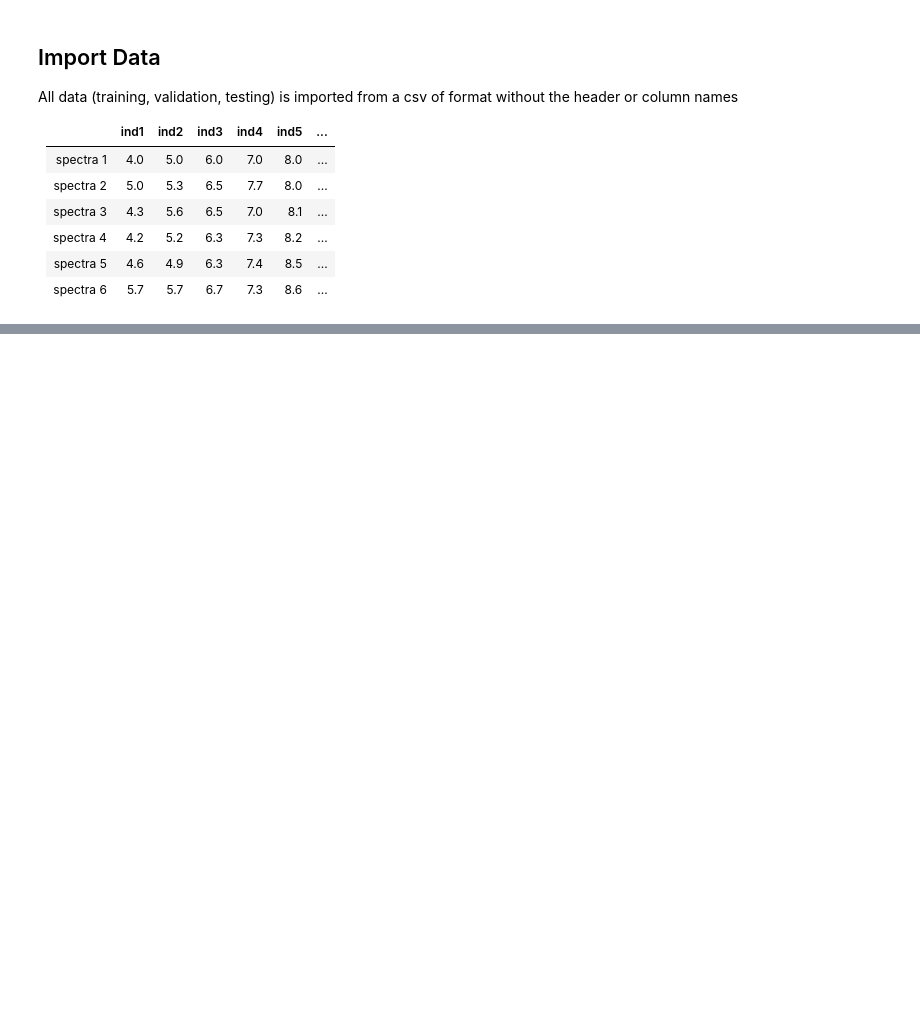
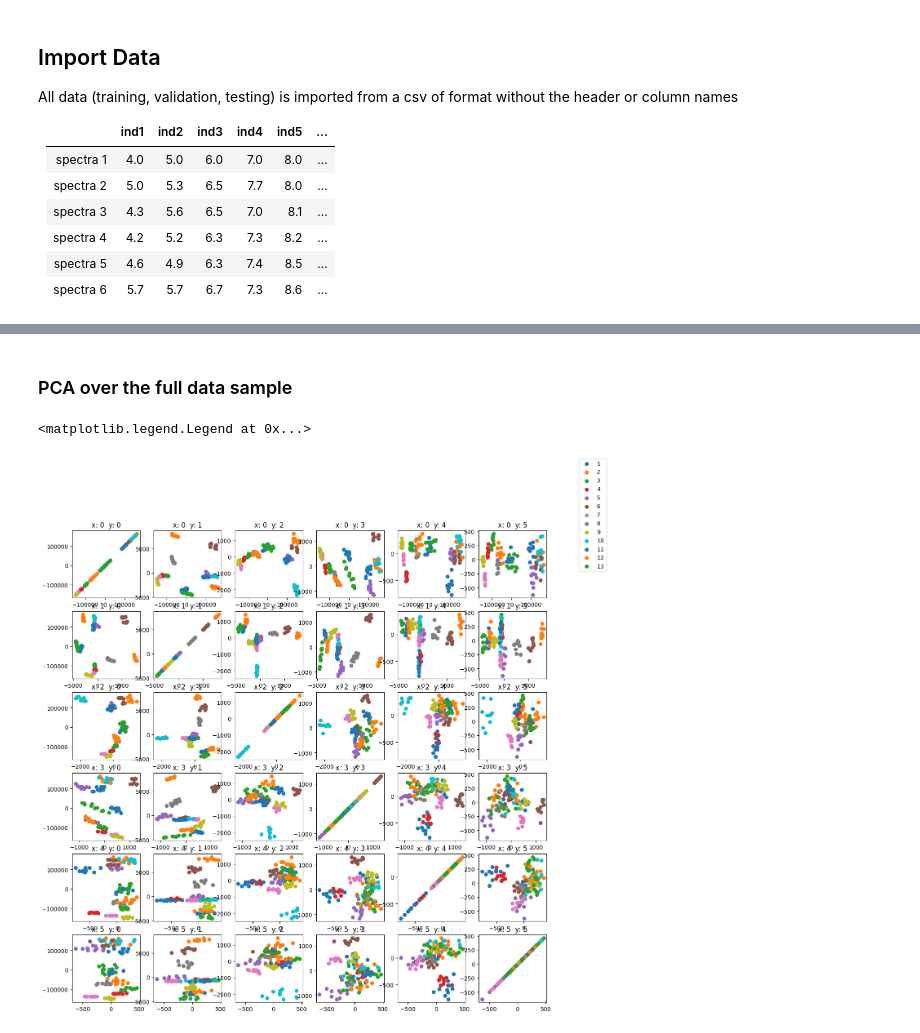
Before and after one commit to the-professor510/Raman-Spectra-Analysis, a Jupyter notebook: PCA.ipynb, the cells around one changed output, grey strips where cells are left out. Cells and saved outputs as stored; diff of their text form; code cells hidden in the pictures; blank space fills up the shorter version.

```diff
--- a/PCA.ipynb
+++ b/PCA.ipynb
@@ -215,0 +57,10 @@ fig.legend(np.arange(1,numLines+1), loc = "upper left")
+# %%
+#Test for NANs
+
+nan_rows = data.isna().any(axis=1)
+for i in range(len(nan_rows)):
+    if nan_rows.iloc[i] == True:
+        print(f"{nan_rows.iloc[i]}   {i}")
+        print(data.loc[[i]])
+    else:
+        print(f"{nan_rows.iloc[i]}   {i}")
@@ -215,0 +85,30 @@ fig.legend(np.arange(1,numLines+1), loc = "upper left")
+# %% [markdown]
+### PCA over the full data sample
+# %%
+place = data.iloc[0:len(data),:]
+X_colnames = data.columns[:len(data)]
+X = place[X_colnames].values
+
+numComponents = 6 #number of elements in the PCA
+pca = PCA(n_components=numComponents).fit(X)
+
+reduced_data = pca.transform(X)
+
+
+fig, ax = plt.subplots(numComponents, numComponents, figsize=(15, 15), label = file)
+
+
+numLines = 13 #number of samples
+nSamples = 10 #number of repeats of each sample
+for i in range(0,numLines):
+    for n in range(numComponents):
+        for m in range(numComponents):
+            ax[n,m].scatter(reduced_data[i*nSamples:i*nSamples+nSamples,n], reduced_data[i*nSamples:i*nSamples+nSamples, m], label=("x: " + str(n) + "y: " +str(m)))
+            ax[n,m].set_title(("x: " + str(n) + "  y: " +str(m)))
+            ax[n,m].set_xlabel=f"{n} feature"
+            ax[n,m].set_ylabel=f"{m} feature"
+
+fig.legend(np.arange(1,numLines+1), loc = "upper right")
+# %% [output]
+<matplotlib.legend.Legend at 0x...>
+[figure, added]
```
Also changed, not shown: parts of 11 cells of this notebook.
